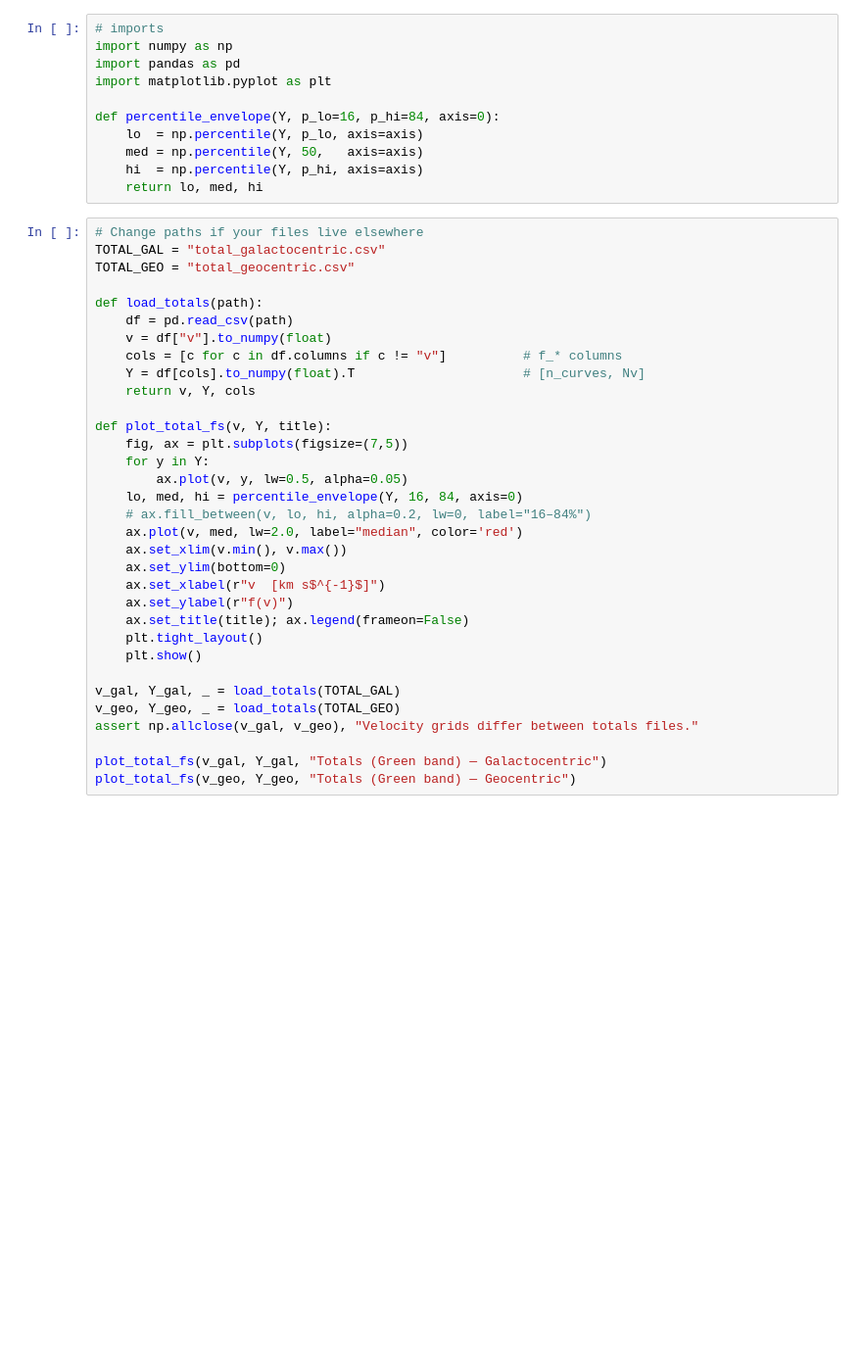
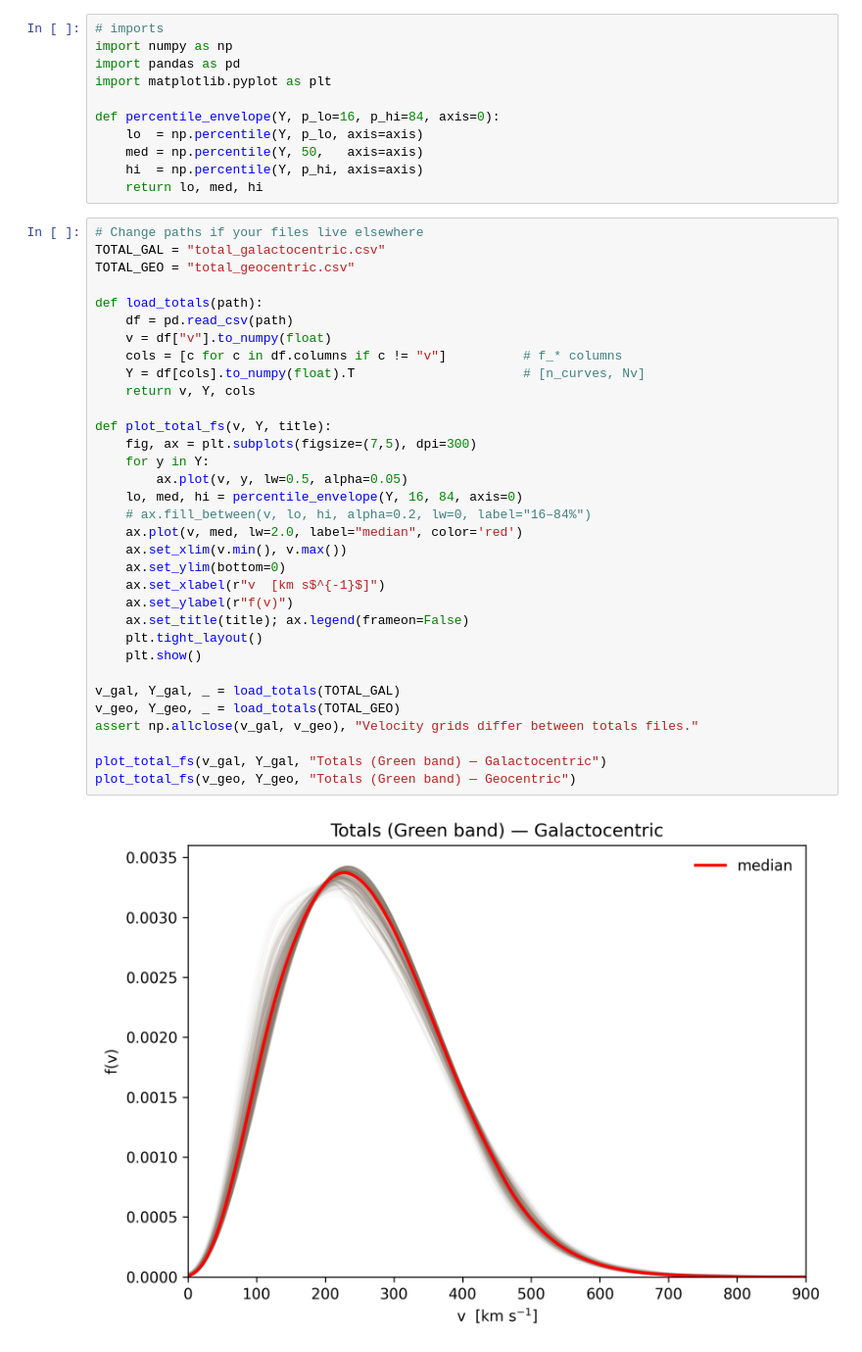
Before and after one commit to Tal-Shpigel/stellar-dm-velocity-distributions, a Jupyter notebook: example.ipynb, the cells around one changed output. Shown at 98% size. Cells and saved outputs as stored; diff of their text form; blank space fills up the shorter version.

```diff
--- a/example.ipynb
+++ b/example.ipynb
@@ -14,31 +14,33 @@ def percentile_envelope(Y, p_lo=16, p_hi=84, axis=0):
 TOTAL_GAL = "total_galactocentric.csv"
 TOTAL_GEO = "total_geocentric.csv"
 
 def load_totals(path):
     df = pd.read_csv(path)
     v = df["v"].to_numpy(float)
     cols = [c for c in df.columns if c != "v"]          # f_* columns
     Y = df[cols].to_numpy(float).T                      # [n_curves, Nv]
     return v, Y, cols
 
 def plot_total_fs(v, Y, title):
-    fig, ax = plt.subplots(figsize=(7,5))
+    fig, ax = plt.subplots(figsize=(7,5), dpi=300)
     for y in Y:
         ax.plot(v, y, lw=0.5, alpha=0.05)
     lo, med, hi = percentile_envelope(Y, 16, 84, axis=0)
     # ax.fill_between(v, lo, hi, alpha=0.2, lw=0, label="16–84%")
     ax.plot(v, med, lw=2.0, label="median", color='red')
     ax.set_xlim(v.min(), v.max())
     ax.set_ylim(bottom=0)
     ax.set_xlabel(r"v  [km s$^{-1}$]")
     ax.set_ylabel(r"f(v)")
     ax.set_title(title); ax.legend(frameon=False)
     plt.tight_layout()
     plt.show()
 
 v_gal, Y_gal, _ = load_totals(TOTAL_GAL)
 v_geo, Y_geo, _ = load_totals(TOTAL_GEO)
 assert np.allclose(v_gal, v_geo), "Velocity grids differ between totals files."
 
 plot_total_fs(v_gal, Y_gal, "Totals (Green band) — Galactocentric")
 plot_total_fs(v_geo, Y_geo, "Totals (Green band) — Geocentric")
+# %% [output]
+[figure, added]
```
Also changed, not shown: parts of 2 cells of this notebook.
